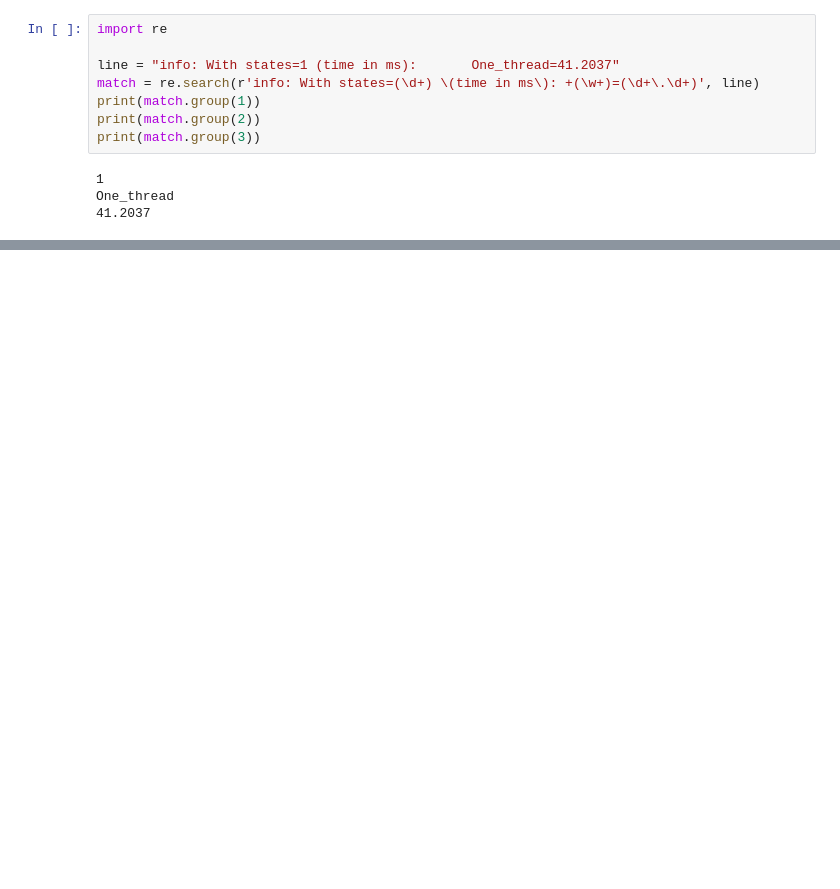
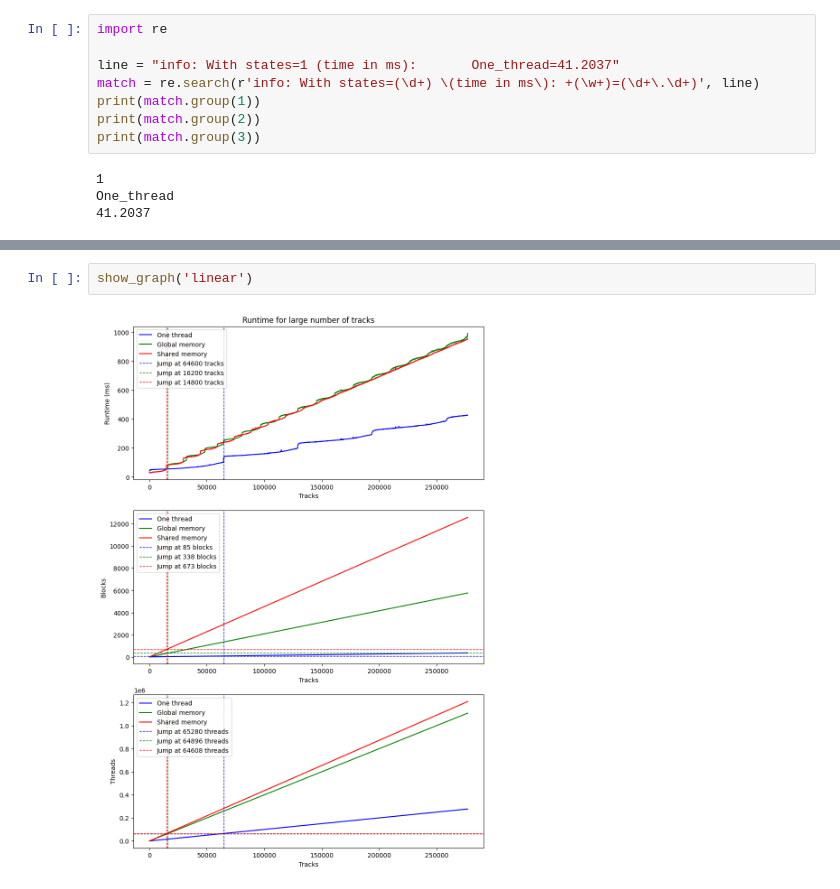
Before and after one commit to simbarras/tb23-gpu-opt-celeritas, a Jupyter notebook: result.ipynb, the cells around one changed output, grey strips where cells are left out. Saved outputs shown, nothing was run; the diff lists cells and outputs as text; blank space fills up the shorter version.

```diff
--- a/result.ipynb
+++ b/result.ipynb
@@ -207,0 +423,4 @@ plt.show()
+# %%
+show_graph('linear')
+# %% [output]
+[figure, added]
```
Also changed, not shown: parts of 16 cells of this notebook, 27 other files.
